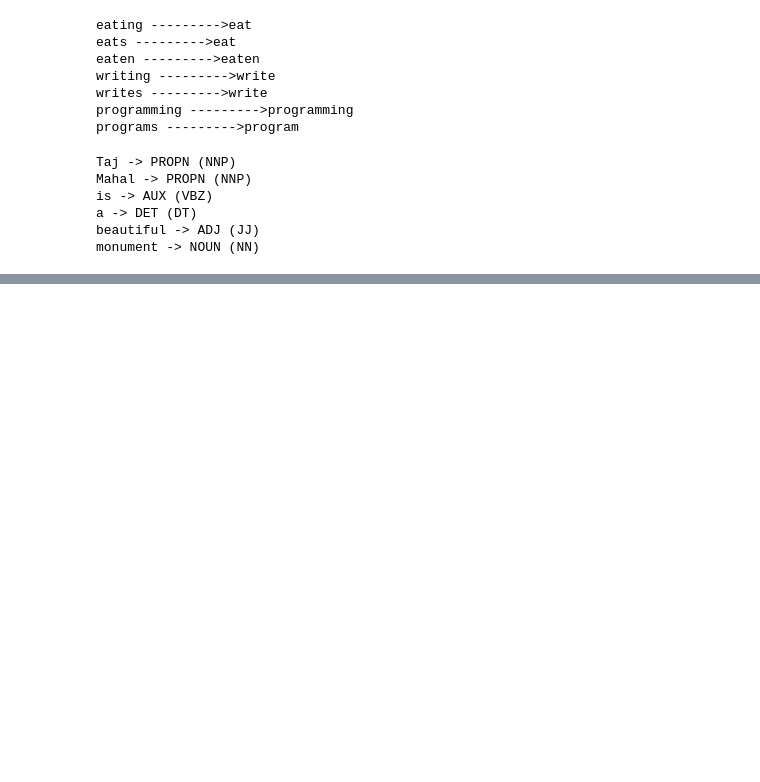
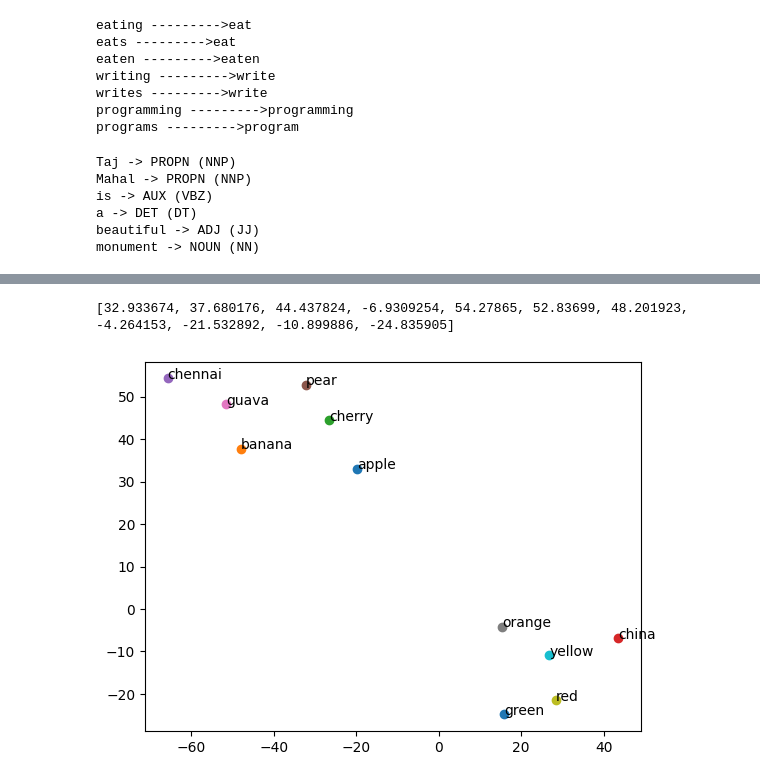
Before and after one commit to MathalinAK/NLP, a Jupyter notebook: NLP_Linguistic_Features.ipynb, the cells around one changed output, grey strips where cells are left out. Cells and saved outputs as stored; diff of their text form; code cells hidden in the pictures; blank space fills up the shorter version.

```diff
--- a/NLP_Linguistic_Features.ipynb
+++ b/NLP_Linguistic_Features.ipynb
@@ -642,0 +783,7 @@ monument -> NOUN (NN)
+# %%
+#creating another one
+word1=[]
+vector=[]
+for word in my_words:
+  word1.append(word)
+  vector.append(glove_model[word])#getting the vector values
@@ -642,0 +809,7 @@ monument -> NOUN (NN)
+# %%
+#dimension reduction
+dim_model=TSNE(n_components=2,perplexity=3,init='pca',random_state=45)
+# %%
+import numpy as np
+vector = np.array(vector)  # Convert list to a NumPy array
+fit_model = dim_model.fit_transform(vector)
@@ -642,0 +832,17 @@ monument -> NOUN (NN)
+# %%
+x=[]
+y=[]
+for i in fit_model:
+  x.append(i[0])
+  y.append(i[1])
+# %%
+print(y)
+# %% [output]
+[32.933674, 37.680176, 44.437824, -6.9309254, 54.27865, 52.83699, 48.201923, -4.264153, -21.532892, -10.899886, -24.835905]
+# %%
+for i in range(len(x)):
+  plt.scatter(x[i],y[i])
+  plt.annotate(word1[i],(x[i],y[i]))
+plt.show()
+# %% [output]
+[figure, added]
```
Also changed, not shown: parts of 22 cells of this notebook.
